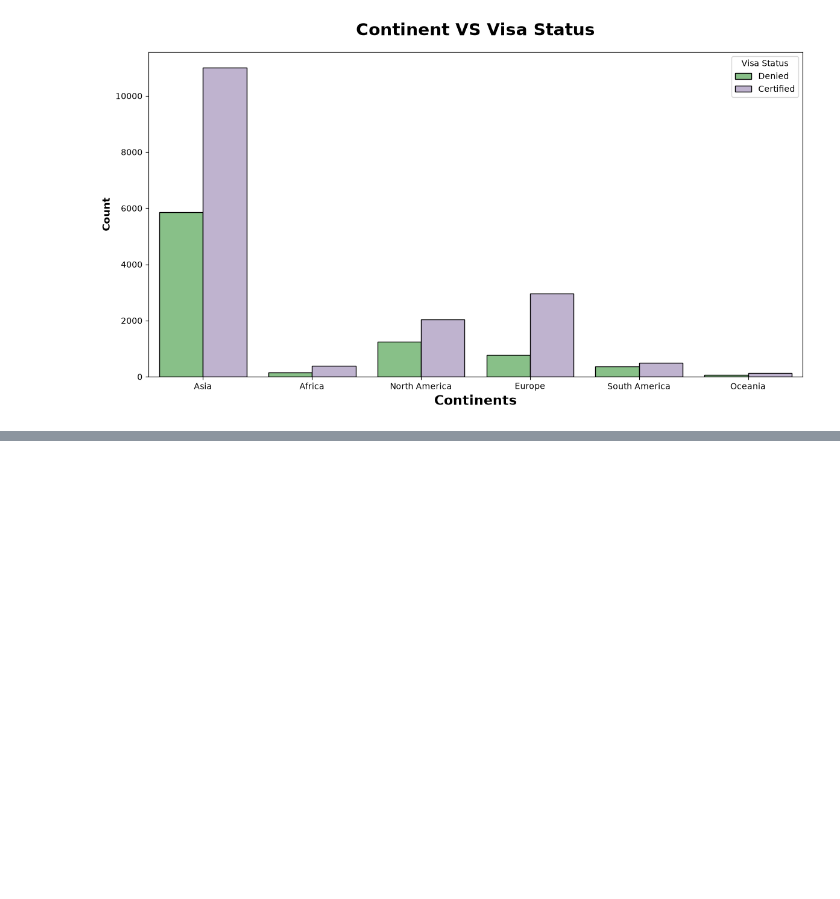
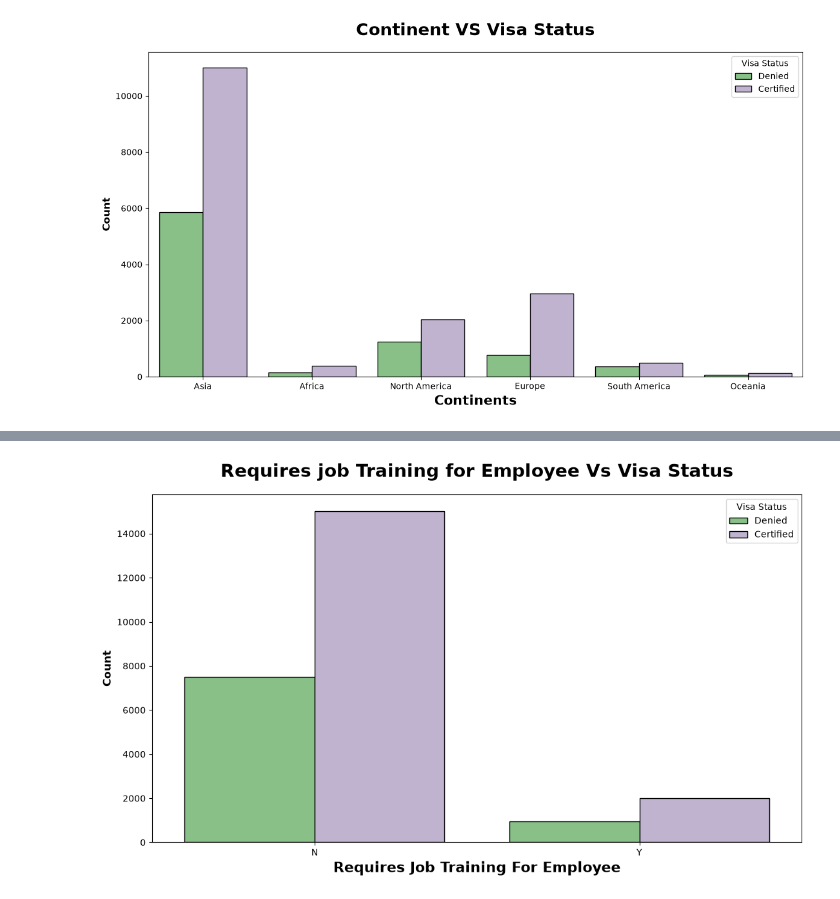
Before and after one commit to mdzaheerjk/Global-Mobility-Application-Analyzer, a Jupyter notebook: notebooks/1_EDA_Visa.ipynb, the cells around one changed output, grey strips where cells are left out. Drawn from its saved outputs; the diff is of its cells as text; code cells hidden in the pictures; blank space fills up the shorter version.

```diff
--- a/notebooks/1_EDA_Visa.ipynb
+++ b/notebooks/1_EDA_Visa.ipynb
@@ -336,0 +411,10 @@ df2=df.copy()
+# %%
+plt.subplots(figsize=(13,7))
+sns.countplot(x='requires_job_training',hue='case_status',data=df,ec='black',palette='Accent')
+plt.title("Requires job Training for Employee Vs Visa Status",weight='bold',fontsize=20,pad=20)
+plt.ylabel("Count", weight="bold", fontsize=12)
+plt.xlabel("Requires Job Training For Employee",weight='bold',fontsize=16)
+plt.legend(title='Visa Status',fancybox=True)
+plt.show()
+# %% [output]
+[figure, added]
```
Also changed, not shown: parts of 16 cells of this notebook.
